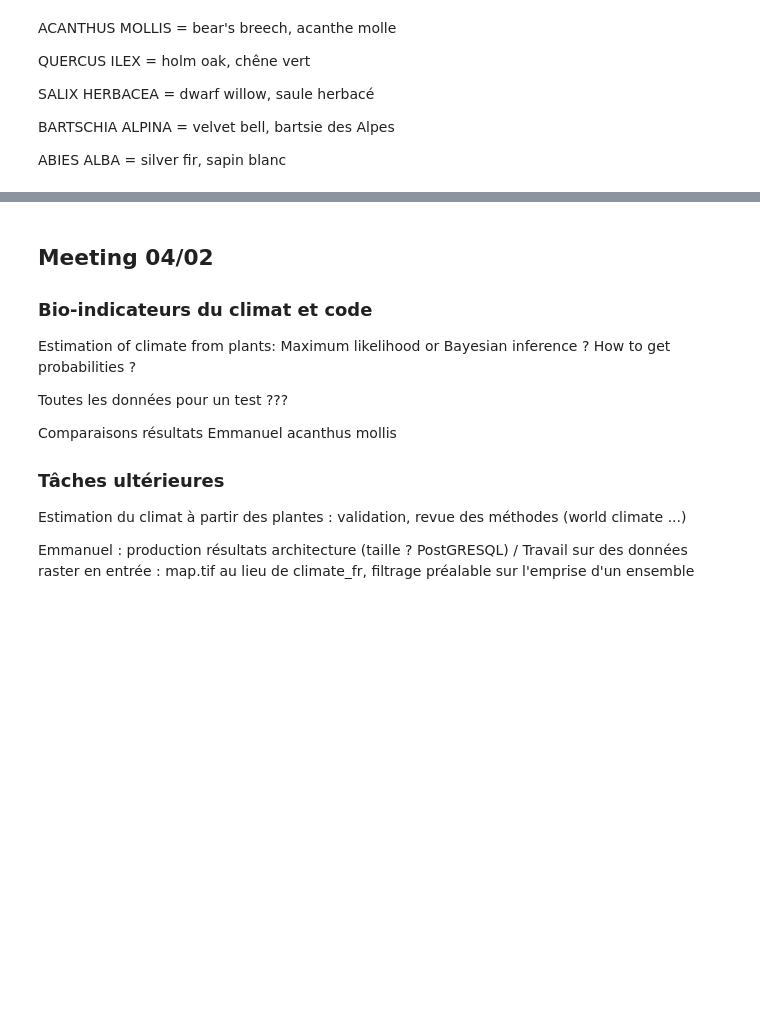
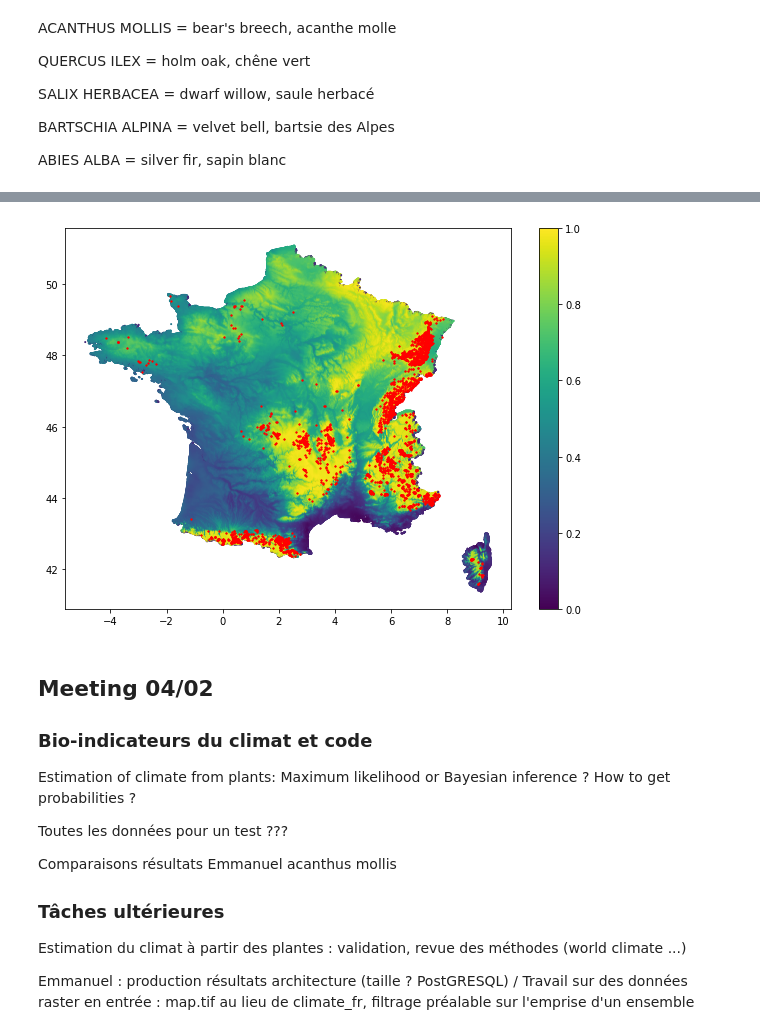
Before and after one commit to XavierMinesParis/SDM, a Jupyter notebook: playground.ipynb, the cells around one changed output, grey strips where cells are left out. Drawn from its saved outputs; the diff is of its cells as text; code cells hidden in the pictures; blank space fills up the shorter version.

Commit message:
Adding locations of species samples

```diff
--- a/playground.ipynb
+++ b/playground.ipynb
@@ -44,3 +73,32 @@ Visualization.plot_summary([fir, oak, velvet_bell, ])
+# %%
+grid = pd.read_csv('../Grid/final.csv', sep=",")
+# %%
+grid_columns = ['P_1', 'P_2', 'P_3', 'P_4', 'P_5', 'P_6', 'P_7', 'P_8', 'P_9', 'P_10', 'P_11', 'P_12',
+           'Tmax_01_cu', 'Tmax_02_cu', 'Tmax_03_cu', 'Tmax_04_cu', 'Tmax_05_cu', 'Tmax_06_cu',
+           'Tmax_07_cu', 'Tmax_08_cu', 'Tmax_09_cu', 'Tmax_10_cu', 'Tmax_11_cu', 'Tmax_12_cu',
+           'Tmin_01_cu', 'Tmin_02_cu', 'Tmin_03_cu', 'Tmin_04_cu', 'Tmin_05_cu', 'Tmin_06_cu',
+           'Tmin_07_cu', 'Tmin_08_cu', 'Tmin_09_cu', 'Tmin_10_cu', 'Tmin_11_cu', 'Tmin_12_cu']
+columns = ['rr01_61_90', 'rr02_61_90', 'rr03_61_90', 'rr04_61_90', 'rr05_61_90', 'rr06_61_90',
+           'rr07_61_90', 'rr08_61_90', 'rr09_61_90', 'rr10_61_90', 'rr11_61_90', 'rr12_61_90',
+           'tx01_61_90', 'tx02_61_90', 'tx03_61_90', 'tx04_61_90', 'tx05_61_90', 'tx06_61_90',
+           'tx07_61_90', 'tx08_61_90', 'tx09_61_90', 'tx10_61_90', 'tx11_61_90', 'tx12_61_90',
+           'tn01_61_90', 'tn02_61_90', 'tn03_61_90', 'tn04_61_90', 'tn05_61_90', 'tn06_61_90',
+           'tn07_61_90', 'tn08_61_90', 'tn09_61_90', 'tn10_61_90', 'tn11_61_90', 'tn12_61_90']
+res = np.zeros(len(grid))
+for grid_column, column in zip(grid_columns, columns) :
+    bin_edges =  fir.variables[column].bin_edges
+    prox = fir.variables[column].proximities
+    indices = np.digitize(grid[grid_column].values, bin_edges)
+    values = prox[list(indices-2)]
+    res += values / 36
+# %%
+plt.rcParams['figure.figsize'] = (10, 7)
+plt.scatter(grid['lon'], grid['lat'], c=res, s=1)
+plt.scatter(fir.locations['lon'], fir.locations['lat'], c='red', s=1)
+plt.colorbar()
+plt.show()
+# %% [output]
+[figure, added]
 # %% [markdown]
 ## Meeting 04/02
 
```
Also changed, not shown: parts of 6 cells of this notebook, 2 other files.
